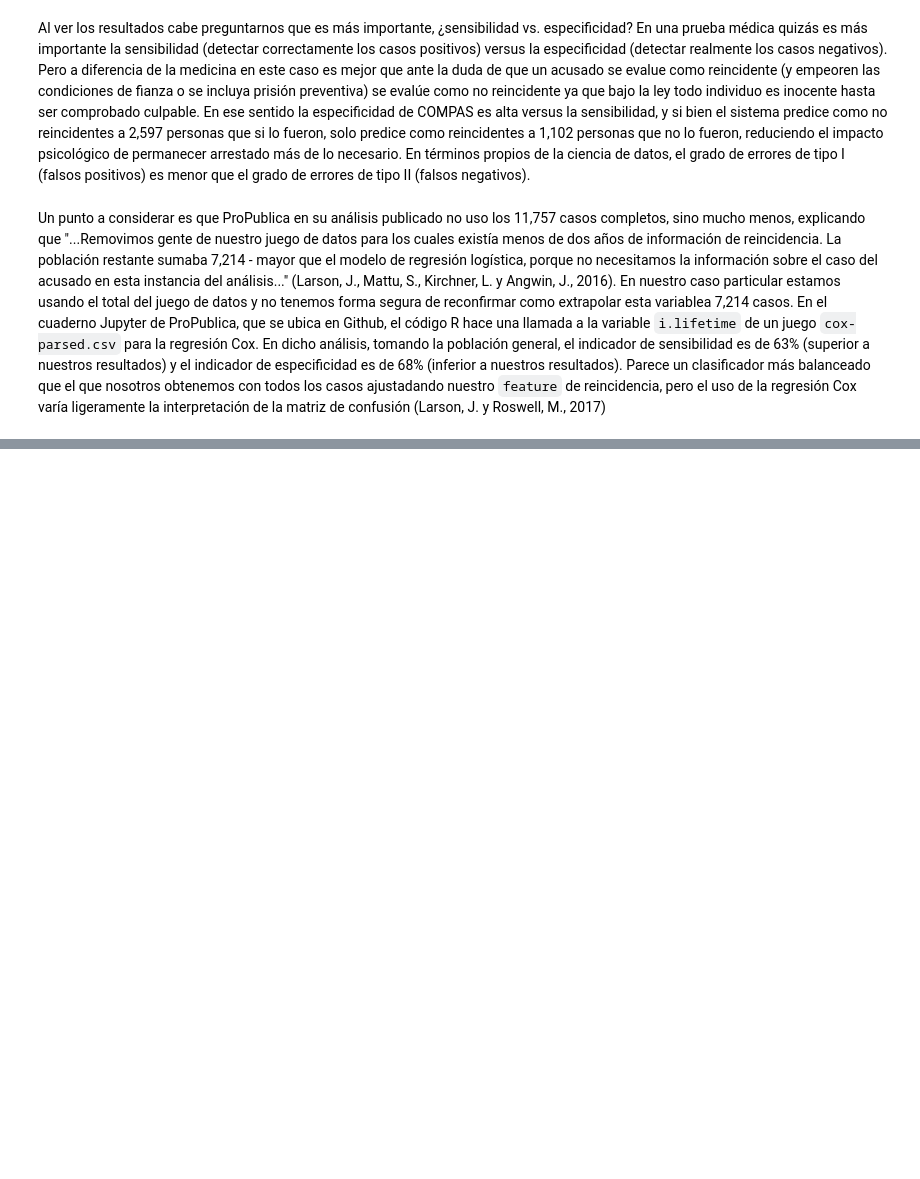
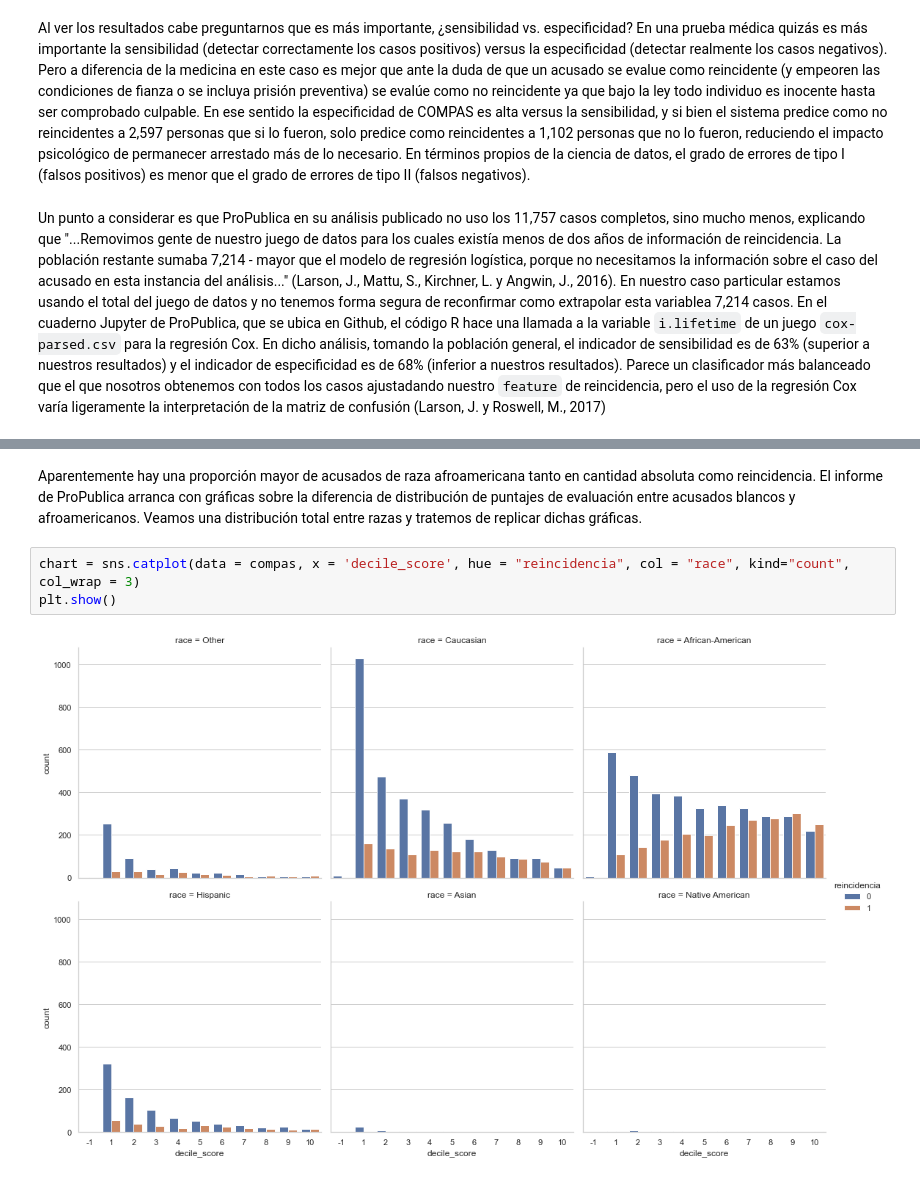
Before and after one commit to ameilij/MDS, a Jupyter notebook: AMV/AMV-FINAL-CP-COMPAS.ipynb, the cells around one changed output, grey strips where cells are left out. Drawn from its saved outputs; the diff is of its cells as text; blank space fills up the shorter version.

```diff
--- a/AMV/AMV-FINAL-CP-COMPAS.ipynb
+++ b/AMV/AMV-FINAL-CP-COMPAS.ipynb
@@ -297,0 +318,7 @@ Un punto a considerar es que ProPublica en su análisis publicado no uso los 11,
+# %% [markdown]
+Aparentemente hay una proporción mayor de acusados de raza afroamericana tanto en cantidad absoluta como reincidencia. El informe de ProPublica arranca con gráficas sobre la diferencia de distribución de puntajes de evaluación entre acusados blancos y afroamericanos. Veamos una distribución total entre razas y tratemos de replicar dichas gráficas.
+# %%
+chart = sns.catplot(data = compas, x = 'decile_score', hue = "reincidencia", col = "race", kind="count", col_wrap = 3)
+plt.show()
+# %% [output]
+[figure, added]
```
Also changed, not shown: parts of 20 cells of this notebook.
